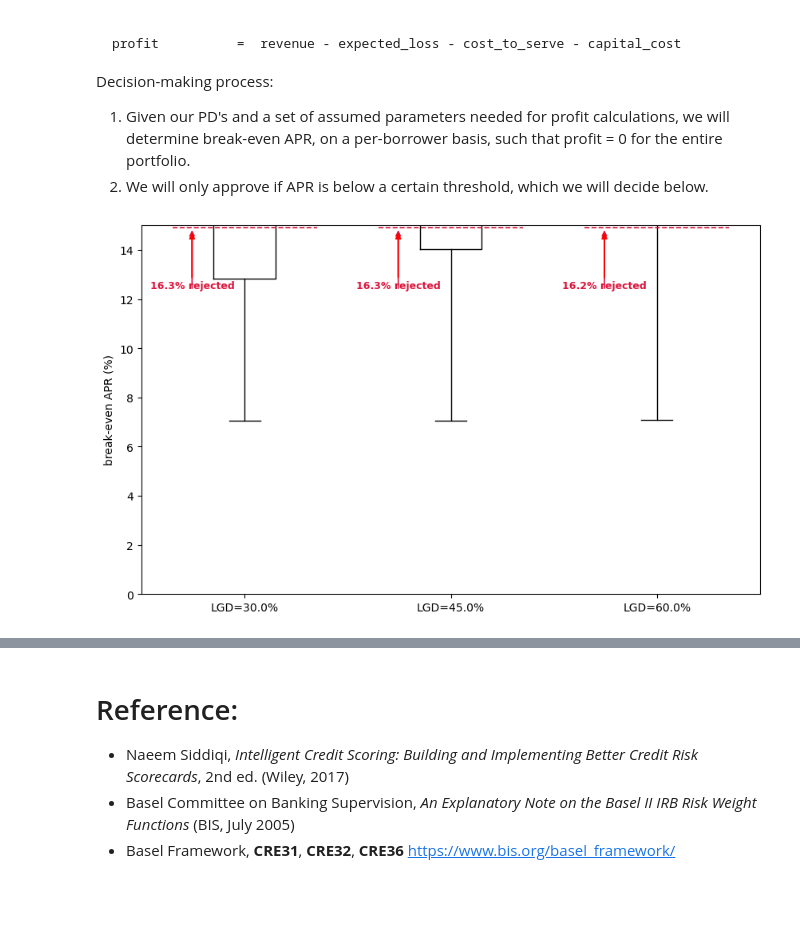
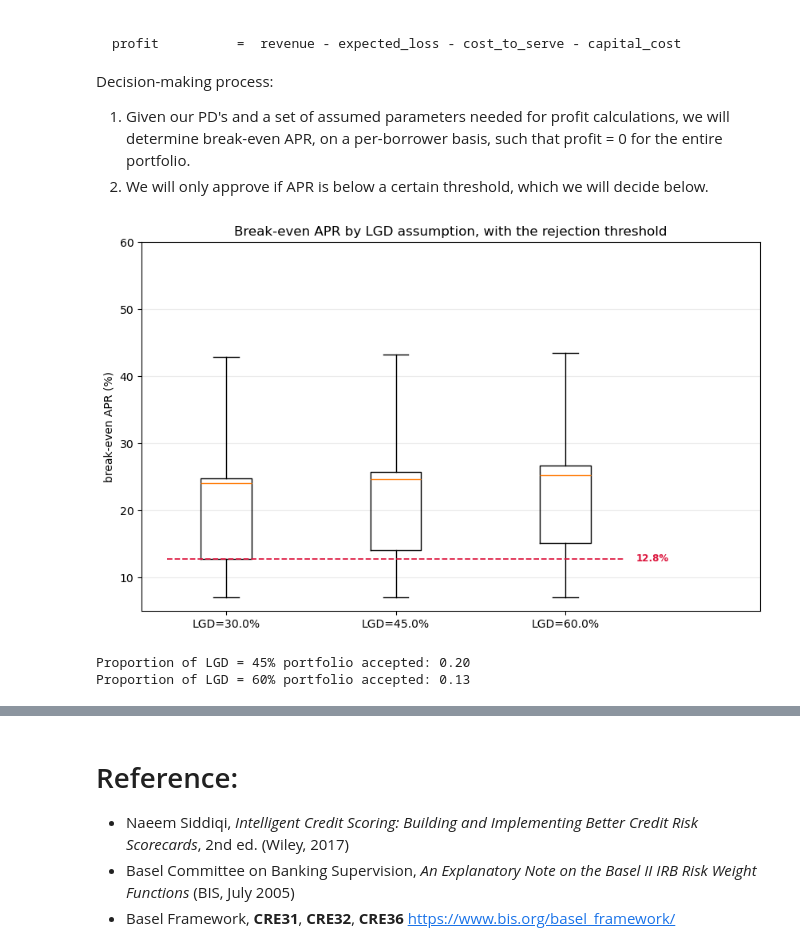
Before and after one commit to mugilan1399-arch/credit-risk-default-prediction-and-credit-scoring, a Jupyter notebook: credit_default_risk_prediction_+_credit_scoring_+_basel.ipynb, the cells around one changed output, grey strips where cells are left out. Cells and saved outputs as stored; diff of their text form; code cells hidden in the pictures; blank space fills up the shorter version.

```diff
--- a/credit_default_risk_prediction_+_credit_scoring_+_basel.ipynb
+++ b/credit_default_risk_prediction_+_credit_scoring_+_basel.ipynb
@@ -1101,43 +1101,44 @@ Decision-making process:
 # %%
 from src.basel import (
     break_even_apr_by_lgd,
     decline_rate,
     ead_per_limit,
-    fill_zero_utilisation,
+    floor_utilisation,
     floored_pd,
     pd_two_year_to_one_year,
-    tukey_upper_fence,
 )
 from src.config import CCF, FUNDING, LGD_UNSECURED, MISSED_OUT_PR, OPEX
 from src.plots import apr_decision
 
 # Assumptions live in src/config.py -- none of them come from the dataset.
 # With no balances or limits, utilisation U is the only handle on exposure:
 # EAD/limit = U + CCF*(1-U), assuming future drawn/limit matches the observed.
+# Floor utilisation at its median -- taken before flooring.
 raw_util = X_val_v3_imputed['RevolvingUtilizationOfUnsecuredLines'].clip(0, 1)
-
-# Opex is charged per unit of limit but the APR is earned on the drawn balance,
-# so a borrower drawing nothing has no revenue base and no finite break-even
-# APR. Those accounts are priced as if they utilised like the median borrower.
-util = fill_zero_utilisation(raw_util)
-
+util = floor_utilisation(raw_util)
 results['drawn_per_limit'] = util
 results['ead_per_limit'] = ead_per_limit(util)
 
 # constant-hazard conversion from the 2-year target to a 1-year PD
 results['pd_1y'] = pd_two_year_to_one_year(results['val_proba'])
 pd_b = floored_pd(results['pd_1y'].values)
 
 apr_df = break_even_apr_by_lgd(pd_b, results['ead_per_limit'], results['drawn_per_limit'])
 
-# threshold = Tukey upper fence (Q3 + 1.5*IQR), matplotlib's boxplot whisker rule
-thresholds = tukey_upper_fence(apr_df)
+# One scalar cut for the whole book: the 25th percentile of the LGD=30%
+# column, drawn as a single dashed rule across all three boxes.
+thresholds = apr_df['LGD=30.0%'].quantile(0.25)
 reject_counts = decline_rate(apr_df, thresholds)
 
 apr_decision(apr_df, thresholds, reject_counts)
 plt.show()
+
+print(f"Proportion of LGD = 45% portfolio accepted: {(apr_df['LGD=45.0%'] < thresholds).astype(int).mean():.2f}")
+print(f"Proportion of LGD = 60% portfolio accepted: {(apr_df['LGD=60.0%'] < thresholds).astype(int).mean():.2f}")
 # %% [output]
-[figure, old version]
+[figure, new version]
+Proportion of LGD = 45% portfolio accepted: 0.20
+Proportion of LGD = 60% portfolio accepted: 0.13
 # %% [markdown]
 **Comments**:
 
```
Also changed, not shown: parts of 2 cells of this notebook, 3 other files.
